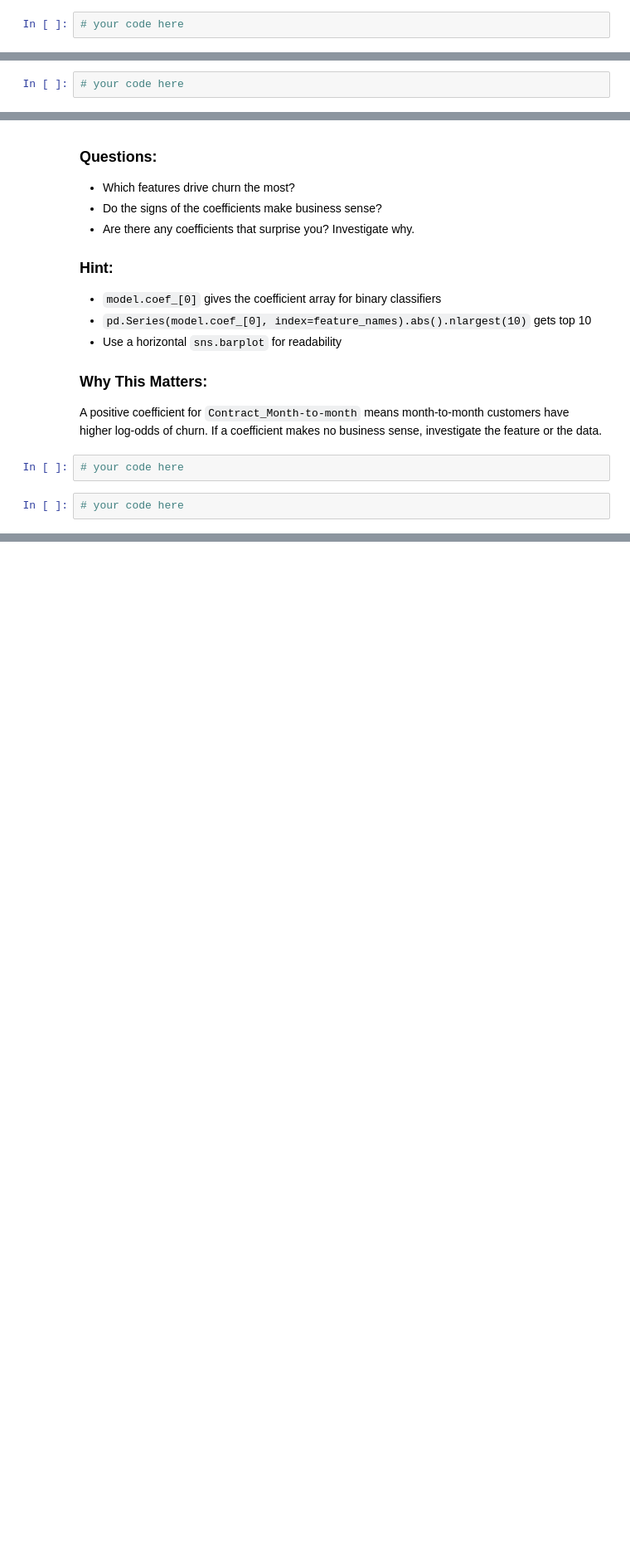
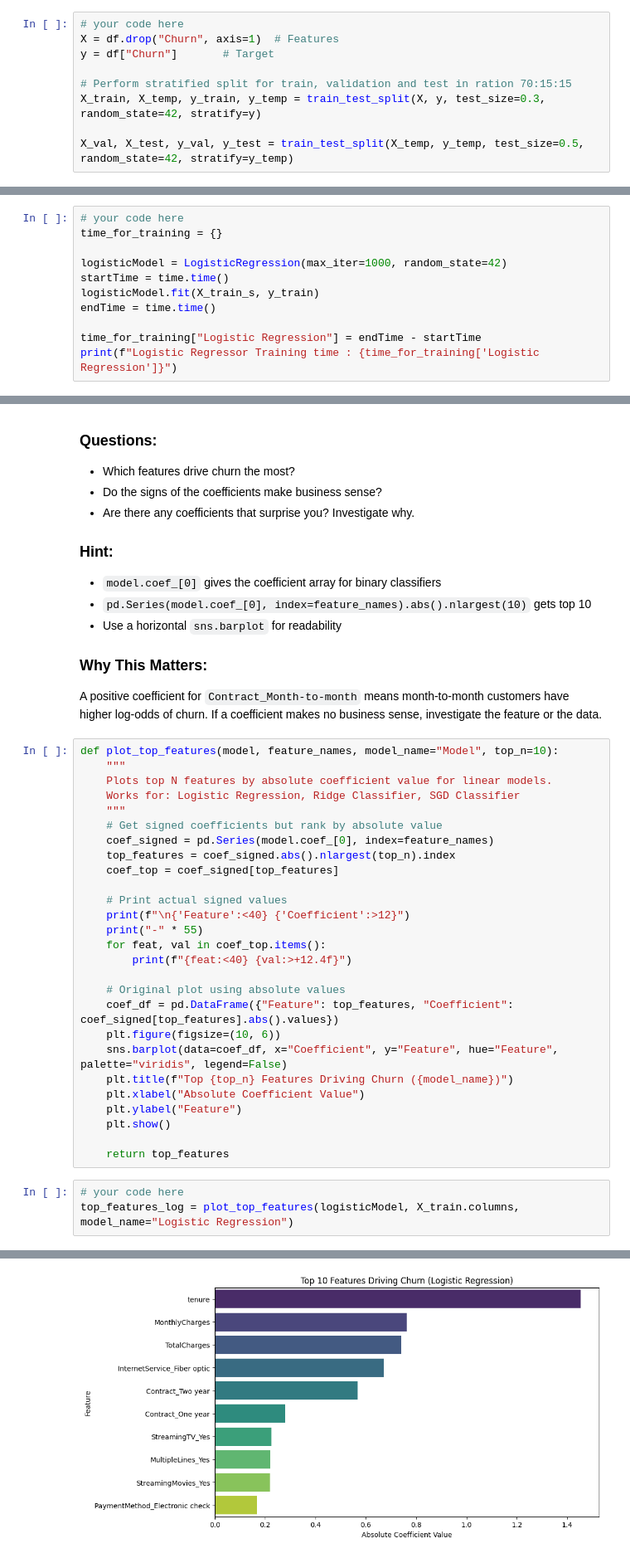
Before and after one commit to pankajmehta07/FuseMachines-AI-MicroDegree-2026, a Jupyter notebook: Week4/W4_Linear_Models_Assignment.ipynb, the cells around one changed output, grey strips where cells are left out. Shown at 83% size. Saved outputs shown, nothing was run; the diff lists cells and outputs as text; blank space fills up the shorter version.

```diff
--- a/Week4/W4_Linear_Models_Assignment.ipynb
+++ b/Week4/W4_Linear_Models_Assignment.ipynb
@@ -248,4 +549,11 @@ Preprocessing was covered in Week 1. We keep this block minimal — working code
 # %%
 # your code here
+X = df.drop("Churn", axis=1)  # Features
+y = df["Churn"]       # Target
+
+# Perform stratified split for train, validation and test in ration 70:15:15
+X_train, X_temp, y_train, y_temp = train_test_split(X, y, test_size=0.3, random_state=42, stratify=y)
+
+X_val, X_test, y_val, y_test = train_test_split(X_temp, y_temp, test_size=0.5, random_state=42, stratify=y_temp)
 # %%
 # your code here
@@ -317,3 +661,12 @@ Train each of the three classifiers. Record training time for each.
 - https://scikit-learn.org/stable/modules/linear_model.html
 # %%
 # your code here
+time_for_training = {}
+
+logisticModel = LogisticRegression(max_iter=1000, random_state=42)
+startTime = time.time()
+logisticModel.fit(X_train_s, y_train)
+endTime = time.time()
+
+time_for_training["Logistic Regression"] = endTime - startTime
+print(f"Logistic Regressor Training time : {time_for_training['Logistic Regression']}")
@@ -434,6 +1072,33 @@ Plot the top 10 features by absolute coefficient value for your best classifier.
 ### Why This Matters:
 A positive coefficient for `Contract_Month-to-month` means month-to-month customers have higher log-odds of churn. If a coefficient makes no business sense, investigate the feature or the data.
 # %%
-# your code here
+def plot_top_features(model, feature_names, model_name="Model", top_n=10):
+    """
+    Plots top N features by absolute coefficient value for linear models.
+    Works for: Logistic Regression, Ridge Classifier, SGD Classifier
+    """
+    # Get signed coefficients but rank by absolute value
+    coef_signed = pd.Series(model.coef_[0], index=feature_names)
+    top_features = coef_signed.abs().nlargest(top_n).index
+    coef_top = coef_signed[top_features]
+
+    # Print actual signed values
+    print(f"\n{'Feature':<40} {'Coefficient':>12}")
+    print("-" * 55)
+    for feat, val in coef_top.items():
+        print(f"{feat:<40} {val:>+12.4f}")
+
+    # Original plot using absolute values
+    coef_df = pd.DataFrame({"Feature": top_features, "Coefficient": coef_signed[top_features].abs().values})
+    plt.figure(figsize=(10, 6))
+    sns.barplot(data=coef_df, x="Coefficient", y="Feature", hue="Feature", palette="viridis", legend=False)
+    plt.title(f"Top {top_n} Features Driving Churn ({model_name})")
+    plt.xlabel("Absolute Coefficient Value")
+    plt.ylabel("Feature")
+    plt.show()
+
+    return top_features
 # %%
 # your code here
+top_features_log = plot_top_features(logisticModel, X_train.columns, model_name="Logistic Regression")
+# %% [output]
@@ -439,0 +1117 @@ A positive coefficient for `Contract_Month-to-month` means month-to-month custom
+[figure, added]
```
Also changed, not shown: parts of 81 cells of this notebook, 3 other files.
